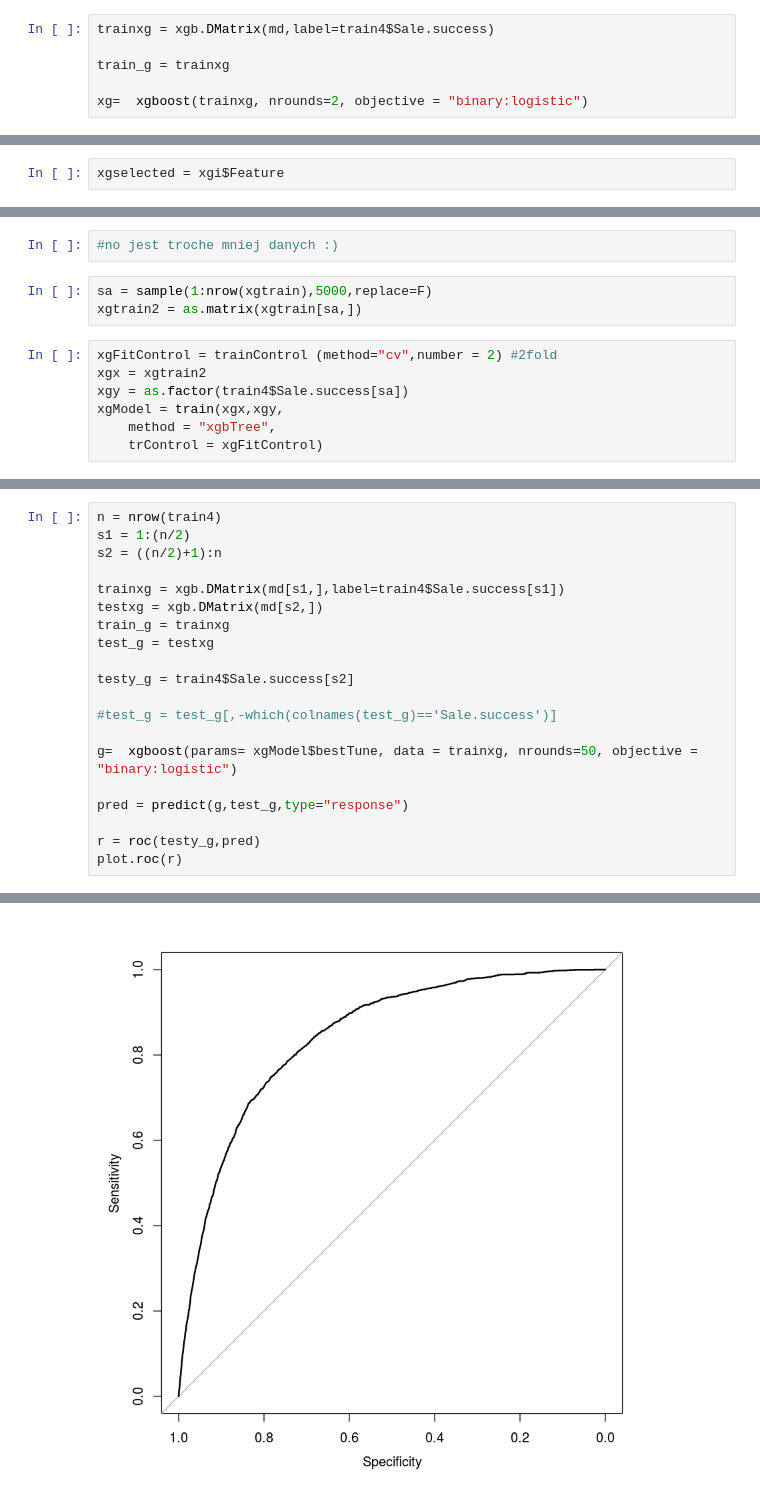
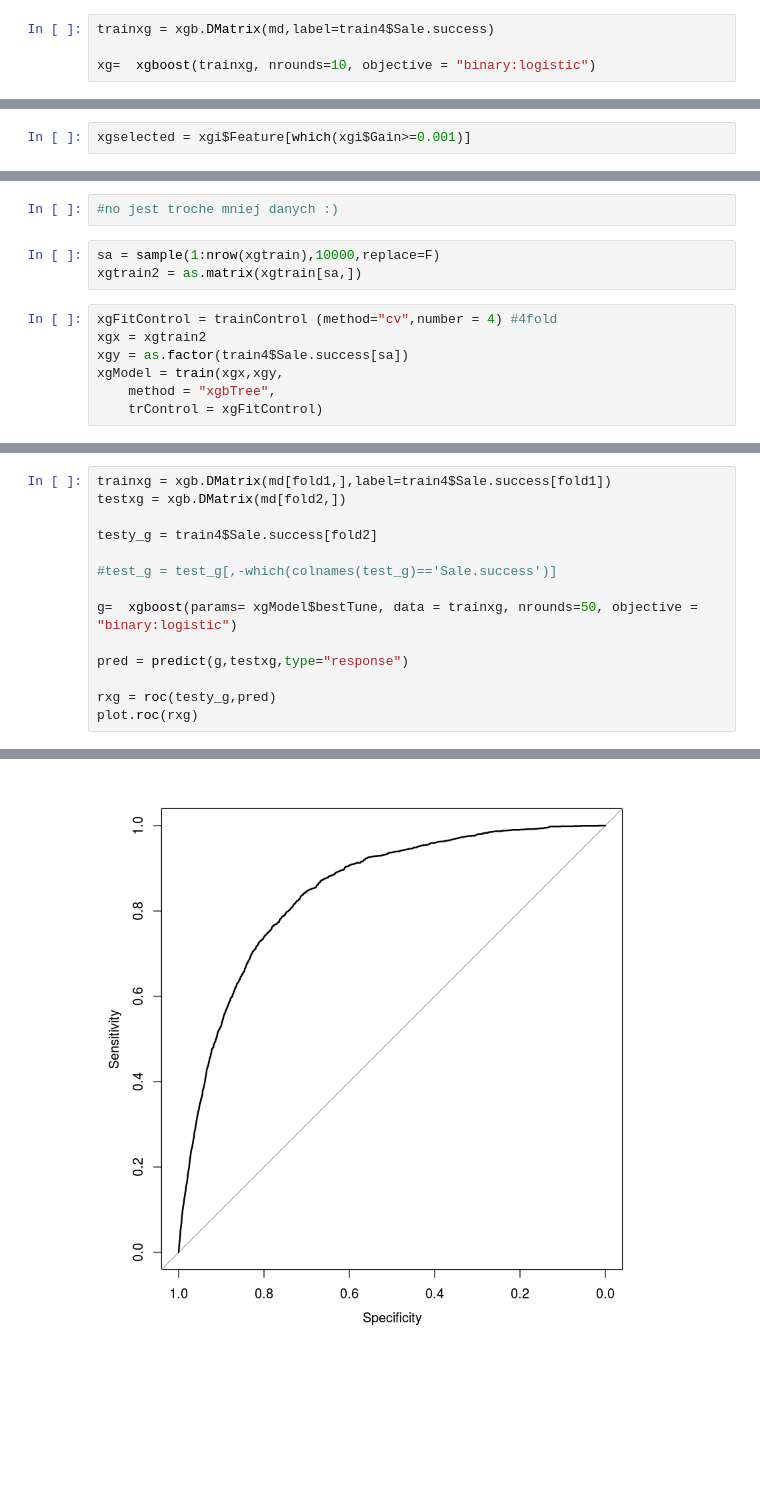
Before and after one commit to Noctiphobia/ABH-Classification, a Jupyter notebook: preproc_notebook.ipynb, the cells around one changed output, grey strips where cells are left out. Cells and saved outputs as stored; diff of their text form; blank space fills up the shorter version.

```diff
--- a/preproc_notebook.ipynb
+++ b/preproc_notebook.ipynb
@@ -761,9 +729,7 @@ md = sparse.model.matrix(Sale.success~.,train4)
 # %%
 trainxg = xgb.DMatrix(md,label=train4$Sale.success)
 
-train_g = trainxg
-
-xg=  xgboost(trainxg, nrounds=2, objective = "binary:logistic")
+xg=  xgboost(trainxg, nrounds=10, objective = "binary:logistic")
 # %% [output]
 [1]     train-error:0.047882
 [2]     train-error:0.048160
@@ -796,5 +770,5 @@ xgi$Feature
 # %%
-xgselected = xgi$Feature
+xgselected = xgi$Feature[which(xgi$Gain>=0.001)]
 # %%
 xgcols = sapply(xgselected,function(xgs){which(colnames(md)==xgs)})
 # %% [markdown]
@@ -812,10 +786,10 @@ dim(md)
 # %%
 #no jest troche mniej danych :)
 # %%
-sa = sample(1:nrow(xgtrain),5000,replace=F)
+sa = sample(1:nrow(xgtrain),10000,replace=F)
 xgtrain2 = as.matrix(xgtrain[sa,])
 # %%
-xgFitControl = trainControl (method="cv",number = 2) #2fold
+xgFitControl = trainControl (method="cv",number = 4) #4fold
 xgx = xgtrain2
 xgy = as.factor(train4$Sale.success[sa])
 xgModel = train(xgx,xgy,
@@ -853,23 +823,17 @@ xgModel$bestTune #to bedzie uzywane ponizej
 # %%
-n = nrow(train4)
-s1 = 1:(n/2)
-s2 = ((n/2)+1):n
+trainxg = xgb.DMatrix(md[fold1,],label=train4$Sale.success[fold1])
+testxg = xgb.DMatrix(md[fold2,])
 
-trainxg = xgb.DMatrix(md[s1,],label=train4$Sale.success[s1])
-testxg = xgb.DMatrix(md[s2,])
-train_g = trainxg
-test_g = testxg
-
-testy_g = train4$Sale.success[s2]
+testy_g = train4$Sale.success[fold2]
 
 #test_g = test_g[,-which(colnames(test_g)=='Sale.success')]
 
 g=  xgboost(params= xgModel$bestTune, data = trainxg, nrounds=50, objective = "binary:logistic")
 
-pred = predict(g,test_g,type="response")
+pred = predict(g,testxg,type="response")
 
-r = roc(testy_g,pred)
-plot.roc(r)
+rxg = roc(testy_g,pred)
+plot.roc(rxg)
 # %% [output]
 [1]     train-error:0.051214
 [2]     train-error:0.051214
@@ -891,2 +855,2 @@ plot.roc(r)
-[figure, old version]
+[figure, new version]
 # %%
```
Also changed, not shown: parts of 48 cells of this notebook.
